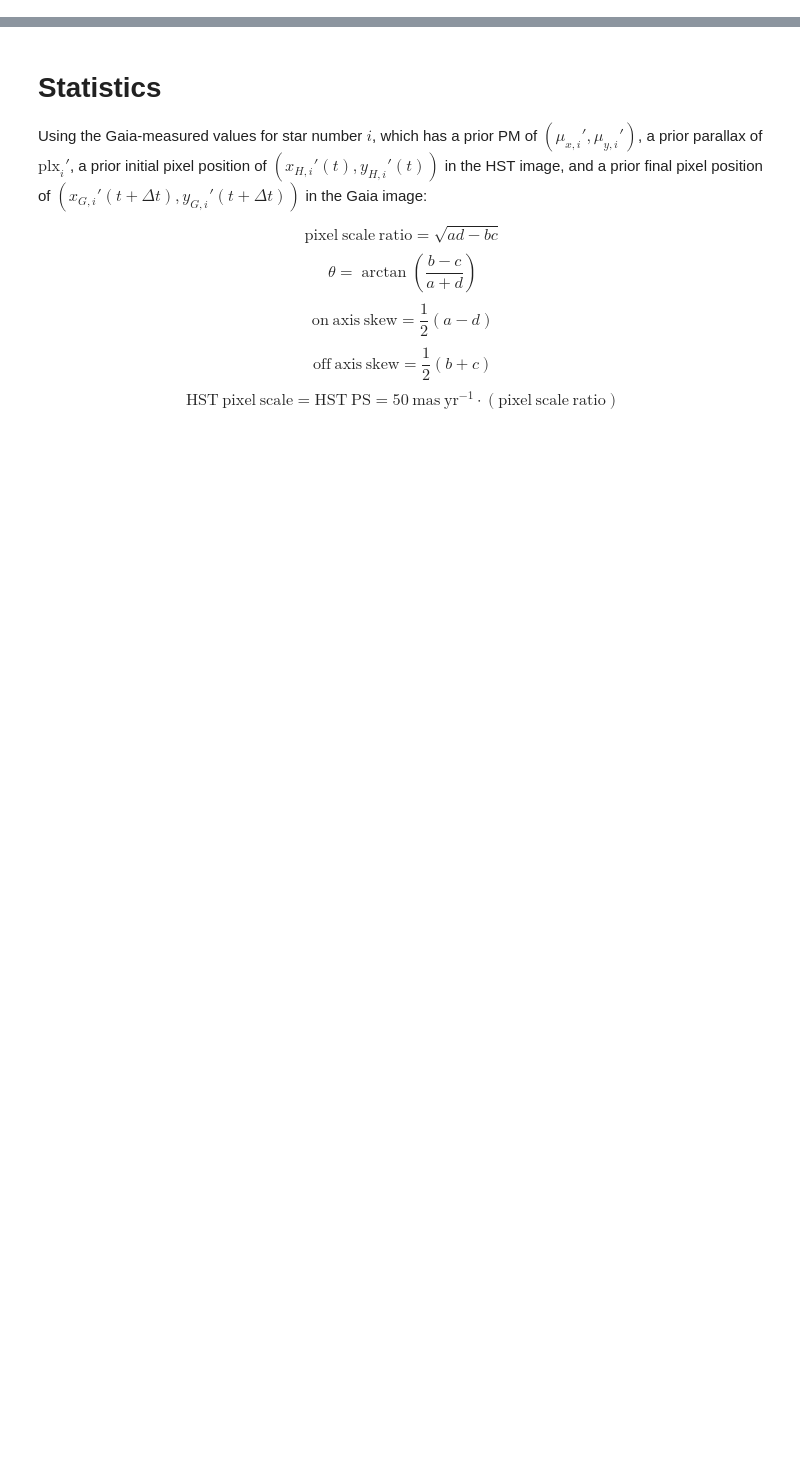
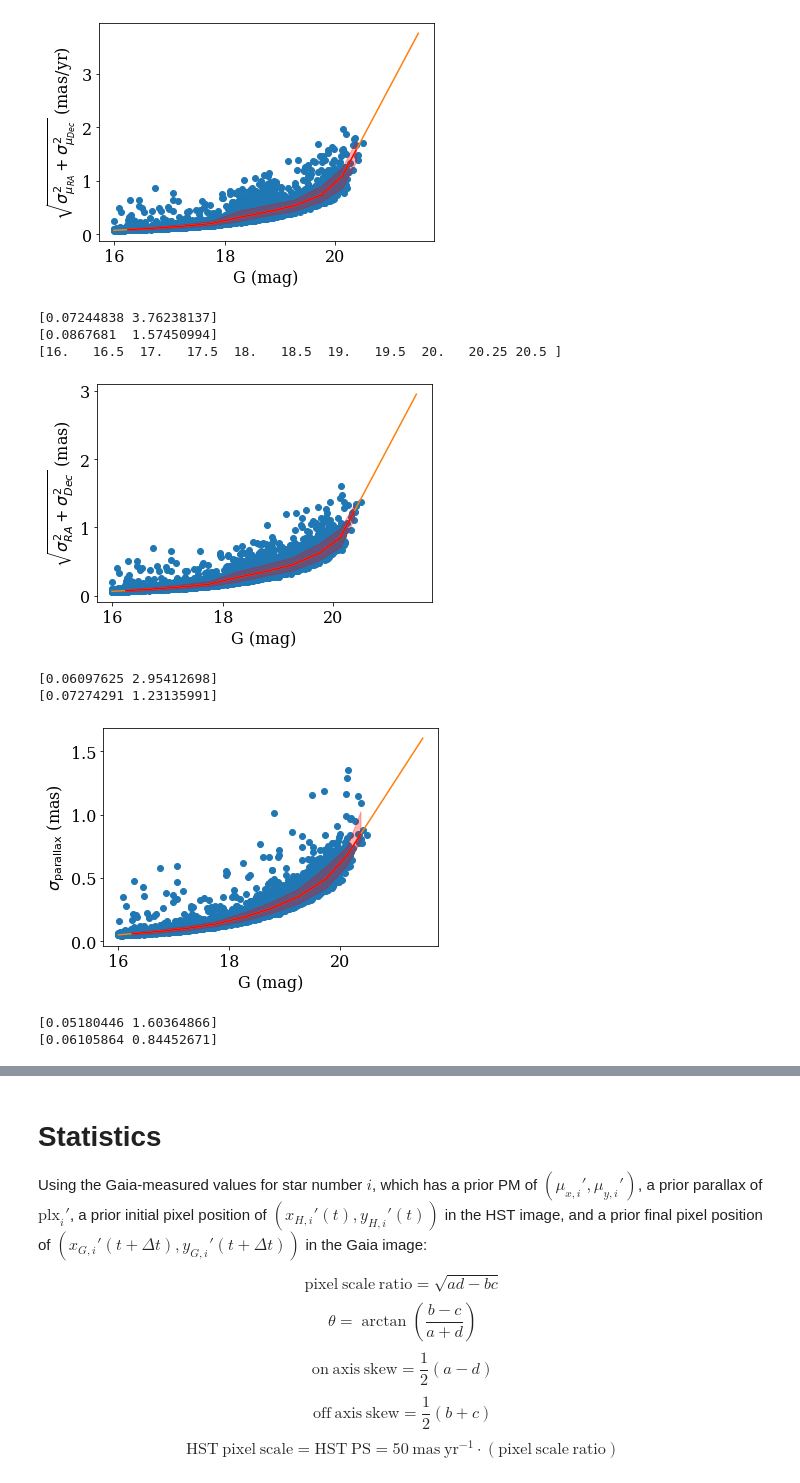
Before and after one commit to KevinMcK95/BayesianPMs, a Jupyter notebook: fake_pm_output_maker.ipynb, the cells around one changed output, grey strips where cells are left out. Saved outputs shown, nothing was run; the diff lists cells and outputs as text; code cells hidden in the pictures; blank space fills up the shorter version.

```diff
--- a/fake_pm_output_maker.ipynb
+++ b/fake_pm_output_maker.ipynb
@@ -179,17 +215,19 @@ gaia_pos_err_size = np.sqrt(np.power(gaia_pos_and_errs[:,2],2)+np.power(gaia_pos
 
 # print(y_vals[[0,-1]])
 
+mag_limits = (16,22)
+
 x = np.copy(m31_results['gmag'])
 y = np.copy(gaia_pm_err_size)
-keep = np.isfinite(x) & np.isfinite(y) & (x > 18)# & (y < 10)
+keep = np.isfinite(x) & np.isfinite(y) & (x > mag_limits[0])# & (y < 10)
 x = x[keep]
 y = y[keep]
 
 n_bins = 3
-x_bins = np.linspace(18,21,n_bins+1)
+x_bins = np.linspace(mag_limits[0],21,n_bins+1)
 n_bins = 15
-x_bins = np.array([18,18.5,19,19.5,20,20.25,20.5,20.75,21])
-x_bins = np.array([18,18.5,19,19.5,20,20.25,20.5])
+x_bins = np.array([16,16.5,17,17.5,18,18.5,19,19.5,20,20.25,20.5,20.75,21])
+x_bins = np.array([16,16.5,17,17.5,18,18.5,19,19.5,20,20.25,20.5])
 n_bins = len(x_bins)-1
 x_centers = 0.5*(x_bins[1:]+x_bins[:-1])
 y_bins = np.zeros((n_bins,3))
@@ -236,7 +274,7 @@ popt, pcov = curve_fit(model, x, y, maxfev = 100000)
 popt, pcov = curve_fit(model, x_centers, y_bins[:,1], sigma=0.5*(y_bins[:,2]-y_bins[:,0]),
                                absolute_sigma=False, maxfev = 100000, p0=popt)
 A,B,C = popt
-x_vals = np.linspace(18,21.5,100)
+x_vals = np.linspace(mag_limits[0],21.5,100)
 y_vals = model(x_vals,*popt)
 y_vals = pm_error(x_vals)
 
@@ -264,15 +302,15 @@ print(y_bins[[0,-1],1])
 
 x = np.copy(m31_results['gmag'])
 y = np.copy(gaia_pos_err_size)
-keep = np.isfinite(x) & np.isfinite(y) & (x > 18) & (y < 10)
+keep = np.isfinite(x) & np.isfinite(y) & (x > mag_limits[0]) & (y < 10)
 x = x[keep]
 y = y[keep]
 
 n_bins = 15
-x_bins = np.linspace(18,21.5,n_bins+1)
+x_bins = np.linspace(mag_limits[0],21.5,n_bins+1)
 n_bins = 15
-x_bins = np.array([18,18.5,19,19.5,20,20.25,20.5,20.75,21,21.25,21.5])
-x_bins = np.array([18,18.5,19,19.5,20,20.25,20.5])
+x_bins = np.array([16,16.5,17,17.5,18,18.5,19,19.5,20,20.25,20.5,20.75,21,21.25,21.5])
+x_bins = np.array([16,16.5,17,17.5,18,18.5,19,19.5,20,20.25,20.5])
 stop_bins = np.where(x_bins > x.max())[0][-1]
 x_bins = x_bins[:stop_bins+1]
 print(x_bins)
@@ -290,9 +328,9 @@ for j in range(n_bins):
 
 outliers = (y-y_compare[:,1] > 3*(y_compare[:,2]-y_compare[:,1])) | \
             (y-y_compare[:,1] < -3*(y_compare[:,1]-y_compare[:,0]))
-keep = ~outliers
-x = x[keep]
-y = y[keep]
+# keep = ~outliers
+# x = x[keep]
+# y = y[keep]
 
 y_bins = np.zeros((n_bins,3))
 y_compare = np.zeros((len(x),3))
@@ -325,7 +363,7 @@ popt_pos, pcov_pos = curve_fit(model, x, y, maxfev = 100000)
 popt_pos, pcov_pos = curve_fit(model, x_centers, y_bins[:,1], sigma=0.5*(y_bins[:,2]-y_bins[:,0]),
                                absolute_sigma=False, maxfev = 100000, p0=popt_pos)
 A,B,C = popt_pos
-x_vals = np.linspace(18,21.5,100)
+x_vals = np.linspace(mag_limits[0],21.5,100)
 y_vals = model(x_vals,*popt_pos)
 y_vals = pos_error(x_vals)
 
@@ -353,15 +391,15 @@ print(y_bins[[0,-1],1])
 
 x = np.copy(m31_results['gmag'])
 y = np.copy(m31_results['parallax_error'])
-keep = np.isfinite(x) & np.isfinite(y) & (x > 18)# & (y < 10)
+keep = np.isfinite(x) & np.isfinite(y) & (x > mag_limits[0])# & (y < 10)
 x = x[keep]
 y = y[keep]
 
 n_bins = 3
-x_bins = np.linspace(18,21,n_bins+1)
+x_bins = np.linspace(mag_limits[0],21,n_bins+1)
 n_bins = 15
-x_bins = np.array([18,18.5,19,19.5,20,20.25,20.5,20.7,20.8,21])
-x_bins = np.array([18,18.5,19,19.5,20,20.25,20.5])
+x_bins = np.array([16,16.5,17,17.5,18,18.5,19,19.5,20,20.25,20.5,20.7,20.8,21])
+x_bins = np.array([16,16.5,17,17.5,18,18.5,19,19.5,20,20.25,20.5])
 n_bins = len(x_bins)-1
 x_centers = 0.5*(x_bins[1:]+x_bins[:-1])
 y_bins = np.zeros((n_bins,3))
@@ -405,31 +443,42 @@ def model(x, A, B, C):
     return A*np.exp(x/B)+C
 
 popt_pos, pcov_pos = curve_fit(model, x, y, maxfev = 100000)
 popt_pos, pcov_pos = curve_fit(model, x_centers, y_bins[:,1], sigma=0.5*(y_bins[:,2]-y_bins[:,0]),
                                absolute_sigma=False, maxfev = 100000, p0=popt_pos)
 A,B,C = popt_pos
-x_vals = np.linspace(18,21.5,100)
+x_vals = np.linspace(mag_limits[0],21.5,100)
 y_vals = model(x_vals,*popt_pos)
 y_vals = parallax_error(x_vals)
 
 # n_models = 1000
 # model_draws = np.zeros((n_models,len(x_vals)))
 # for j in range(n_models):
 #     curr_A,curr_B,curr_C = stats.multivariate_normal(mean=popt_pos,cov=pcov_pos,allow_singular=True).rvs()
 #     model_draws[j] = model(x_vals,curr_A,curr_B,curr_C)
 
 # model_bounds = np.percentile(model_draws,[16,50,84],axis=0)
 
 plt.figure()
 plt.scatter(x,y)
 plt.plot(x_vals,y_vals,color='C1')
 # plt.plot(x_vals,model_bounds[1],color='r')
 # plt.fill_between(x_vals,model_bounds[0],model_bounds[2],color='r',alpha=0.3)
 plt.plot(x_centers,y_bins[:,1],color='r')
 plt.fill_between(x_centers,y_bins[:,0],y_bins[:,2],color='r',alpha=0.3)
 plt.xlabel('G (mag)')
 plt.ylabel('$\sigma_{\mathrm{parallax}}$ (mas)')
 plt.show()
 
 print(y_vals[[0,-1]])
 print(y_bins[[0,-1],1])
+# %% [output]
+[figure, added]
+[0.07244838 3.76238137]
+[0.0867681  1.57450994]
+[16.   16.5  17.   17.5  18.   18.5  19.   19.5  20.   20.25 20.5 ]
+[figure, added]
+[0.06097625 2.95412698]
+[0.07274291 1.23135991]
+[figure, added]
+[0.05180446 1.60364866]
+[0.06105864 0.84452671]
```
Also changed, not shown: parts of 33 cells of this notebook.
